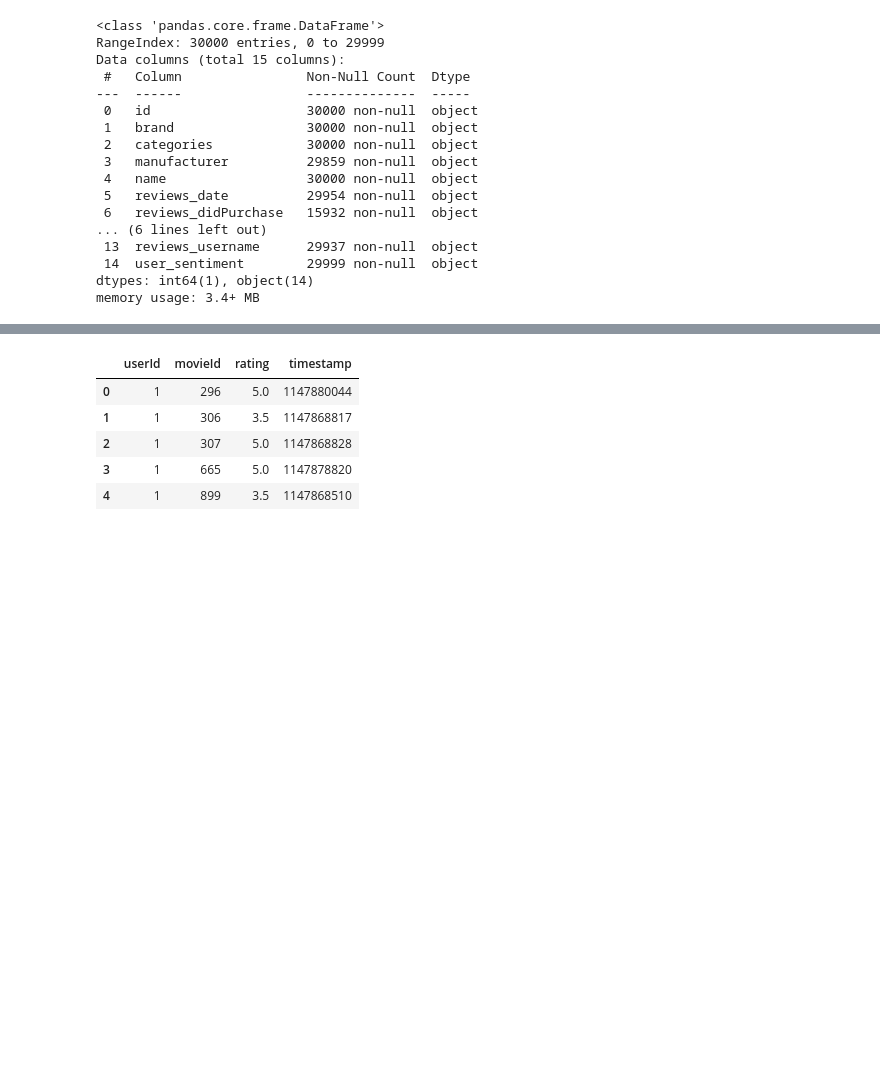
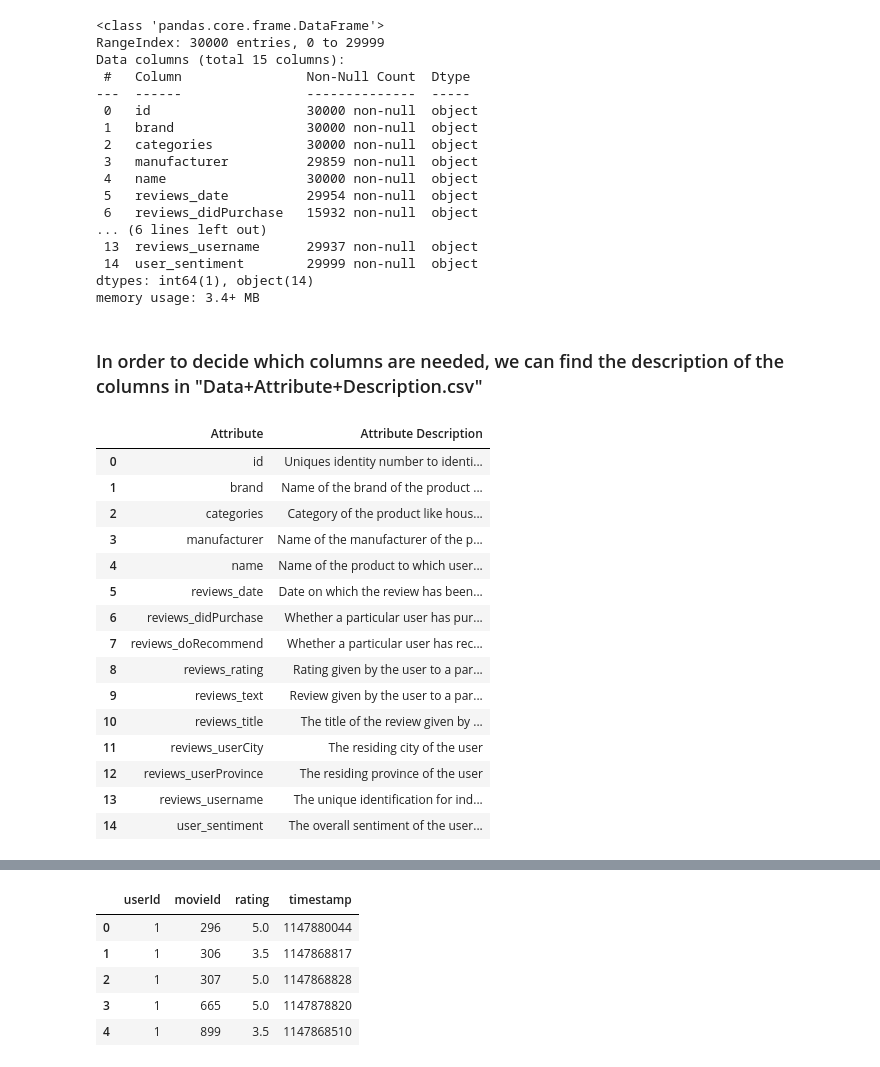
Before and after one commit to thomami244/Capstone_Project_Sentiment_Analysis, a Jupyter notebook: Recommendation+System+Notebook.ipynb, the cells around one changed output, grey strips where cells are left out. Cells and saved outputs as stored; diff of their text form; code cells hidden in the pictures; blank space fills up the shorter version.

Commit message:
Identifyin columns to be dropped in python notebook

```diff
--- a/Recommendation+System+Notebook.ipynb
+++ b/Recommendation+System+Notebook.ipynb
@@ -65,3 +65,36 @@ Data columns (total 15 columns):
  14  user_sentiment        29999 non-null  object
 dtypes: int64(1), object(14)
 memory usage: 3.4+ MB
+# %% [markdown]
+### In order to decide which columns are needed, we can find the description of the columns in "Data+Attribute+Description.csv"
+# %%
+column_descriptions = pd.read_csv(
+    '/content/drive/MyDrive/Capstone_Project_Sentiment_Analysis/Data+Attribute+Description.csv',
+    encoding='ISO-8859-1'     # or simply 'latin1'
+)
+# %%
+# show every character in any column
+pd.set_option('display.max_colwidth', None)   # or a large int, e.g. 200
+
+# if the frame still wraps across two lines, widen the overall table:
+pd.set_option('display.width', 0)             # 0 = auto-detect terminal width
+pd.set_option('display.expand_frame_repr', False)
+# %%
+column_descriptions
+# %% [output]
+|  | Attribute | Attribute Description |
+| 0 | id | Uniques identity number to identi... |
+| 1 | brand | Name of the brand of the product ... |
+| 2 | categories | Category of the product like hous... |
+| 3 | manufacturer | Name of the manufacturer of the p... |
+| 4 | name | Name of the product to which user... |
+| 5 | reviews_date | Date on which the review has been... |
+| 6 | reviews_didPurchase | Whether a particular user has pur... |
+| 7 | reviews_doRecommend | Whether a particular user has rec... |
+| 8 | reviews_rating | Rating given by the user to a par... |
+| 9 | reviews_text | Review given by the user to a par... |
+| 10 | reviews_title | The title of the review given by ... |
+| 11 | reviews_userCity | The residing city of the user |
+| 12 | reviews_userProvince | The residing province of the user |
+| 13 | reviews_username | The unique identification for ind... |
+| 14 | user_sentiment | The overall sentiment of the user... |
```
Also changed, not shown: parts of 4 cells of this notebook.
